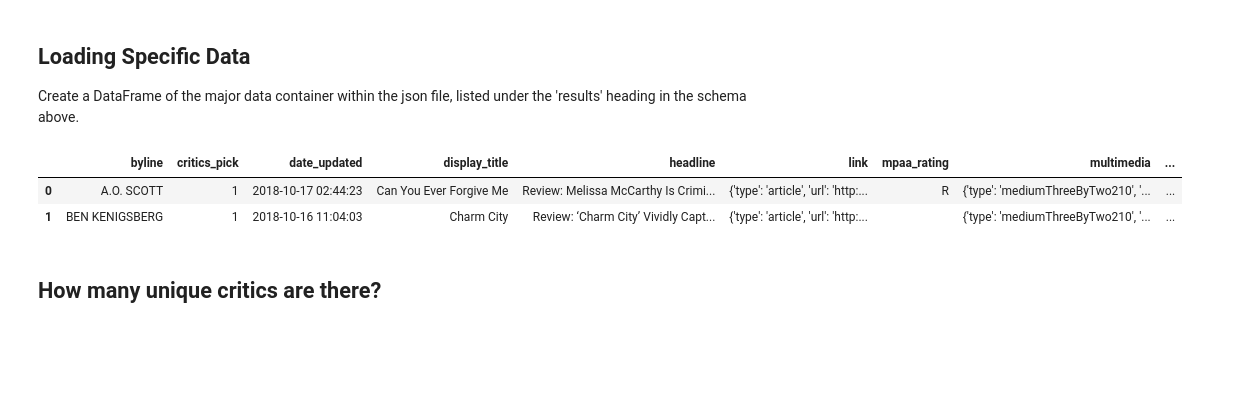
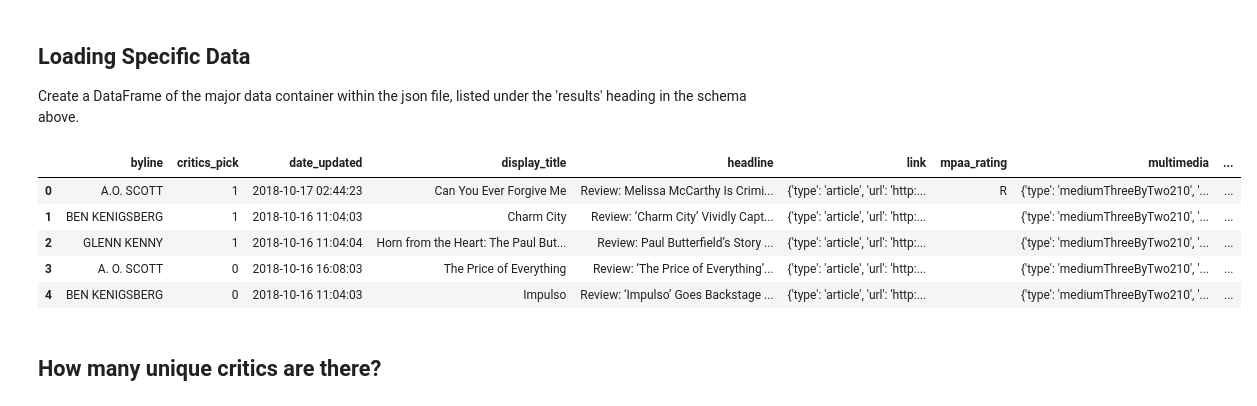
Before and after one commit to ulkuguneysu/dsc-working-with-known-json-schemas-lab-nyc-ds-career-042219, a Jupyter notebook: index.ipynb, the cells around one changed output. Saved outputs shown, nothing was run; the diff lists cells and outputs as text; code cells hidden in the pictures; blank space fills up the shorter version.

```diff
--- a/index.ipynb
+++ b/index.ipynb
@@ -58,12 +58,15 @@ Create a DataFrame of the major data container within the json file, listed unde
 # %%
 #Your code here
 import pandas as pd
 df = pd.DataFrame(data['results'])
-df.head(2)
+df.head()
 # %% [output]
 |  | byline | critics_pick | date_updated | display_title | headline | link | mpaa_rating | multimedia | ... |
 | 0 | A.O. SCOTT | 1 | 2018-10-17 02:44:23 | Can You Ever Forgive Me | Review: Melissa McCarthy Is Crimi... | {'type': 'article', 'url': 'http:... | R | {'type': 'mediumThreeByTwo210', '... | ... |
 | 1 | BEN KENIGSBERG | 1 | 2018-10-16 11:04:03 | Charm City | Review: ‘Charm City’ Vividly Capt... | {'type': 'article', 'url': 'http:... |  | {'type': 'mediumThreeByTwo210', '... | ... |
+| 2 | GLENN KENNY | 1 | 2018-10-16 11:04:04 | Horn from the Heart: The Paul But... | Review: Paul Butterfield’s Story ... | {'type': 'article', 'url': 'http:... |  | {'type': 'mediumThreeByTwo210', '... | ... |
+| 3 | A. O. SCOTT | 0 | 2018-10-16 16:08:03 | The Price of Everything | Review: ‘The Price of Everything’... | {'type': 'article', 'url': 'http:... |  | {'type': 'mediumThreeByTwo210', '... | ... |
+| 4 | BEN KENIGSBERG | 0 | 2018-10-16 11:04:03 | Impulso | Review: ‘Impulso’ Goes Backstage ... | {'type': 'article', 'url': 'http:... |  | {'type': 'mediumThreeByTwo210', '... | ... |
 # %% [markdown]
 ## How many unique critics are there?
 # %%
```
